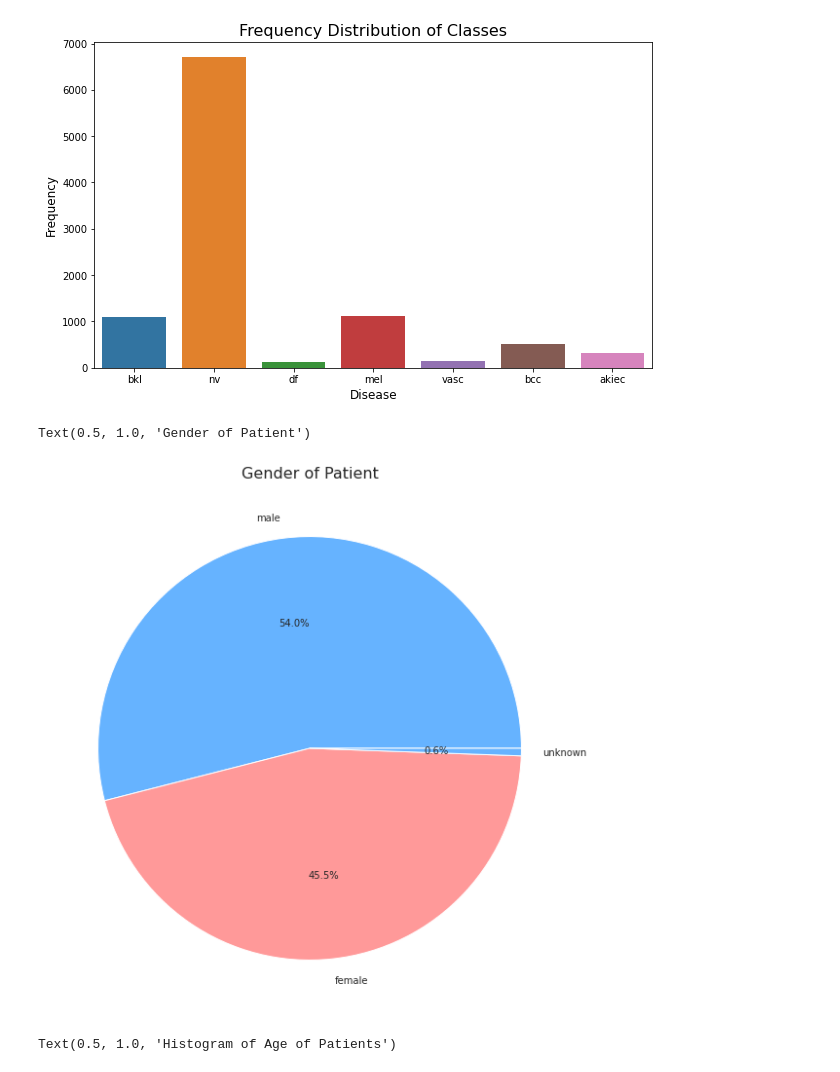
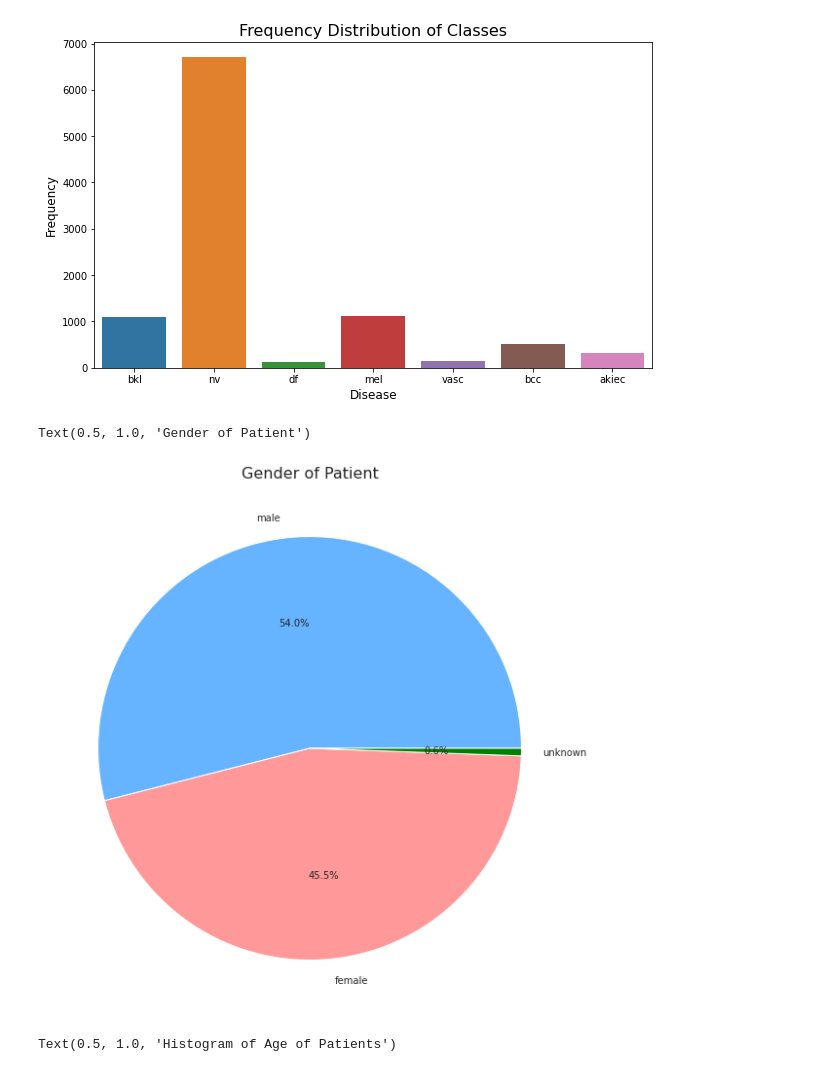
Before and after one commit to huf0813/ml_api, a Jupyter notebook: skin_cancer_cnn.ipynb, the cells around one changed output. Cells and saved outputs as stored; diff of their text form; code cells hidden in the pictures.

Commit message:
add green part in pie

```diff
--- a/skin_cancer_cnn.ipynb
+++ b/skin_cancer_cnn.ipynb
@@ -80,16 +80,16 @@ plt.title('Frequency Distribution of Classes', size=16)
 Text(0.5, 1.0, 'Frequency Distribution of Classes')
 [figure]
 # %%
-pie_chart_color = ['#66b3ff','#ff9999']
+pie_chart_color = ['#66b3ff','#ff9999','green']
 bar, ax = plt.subplots(figsize=(10, 10))
 plt.pie(df_skin_cancer['sex'].value_counts(),
         colors=pie_chart_color,
         labels=df_skin_cancer['sex'].value_counts().index,
         autopct="%.1f%%")
 plt.title('Gender of Patient', size=16)
 # %% [output]
 Text(0.5, 1.0, 'Gender of Patient')
-[figure, old version]
+[figure, new version]
 # %%
 bar, ax = plt.subplots(figsize=(11, 11))
 sns.histplot(df_skin_cancer['age'],  kde=True)
```
